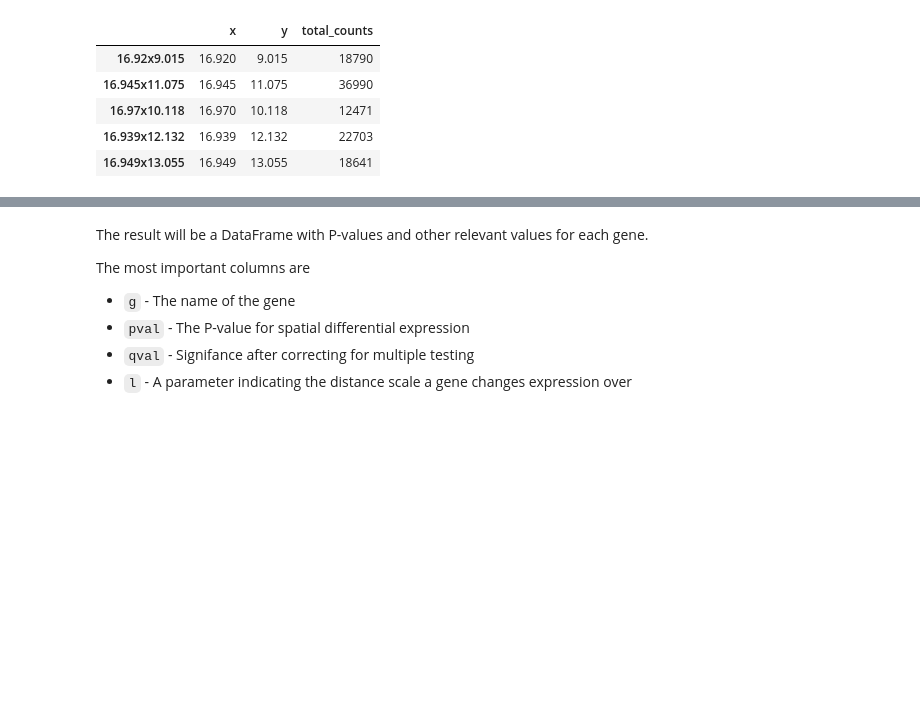
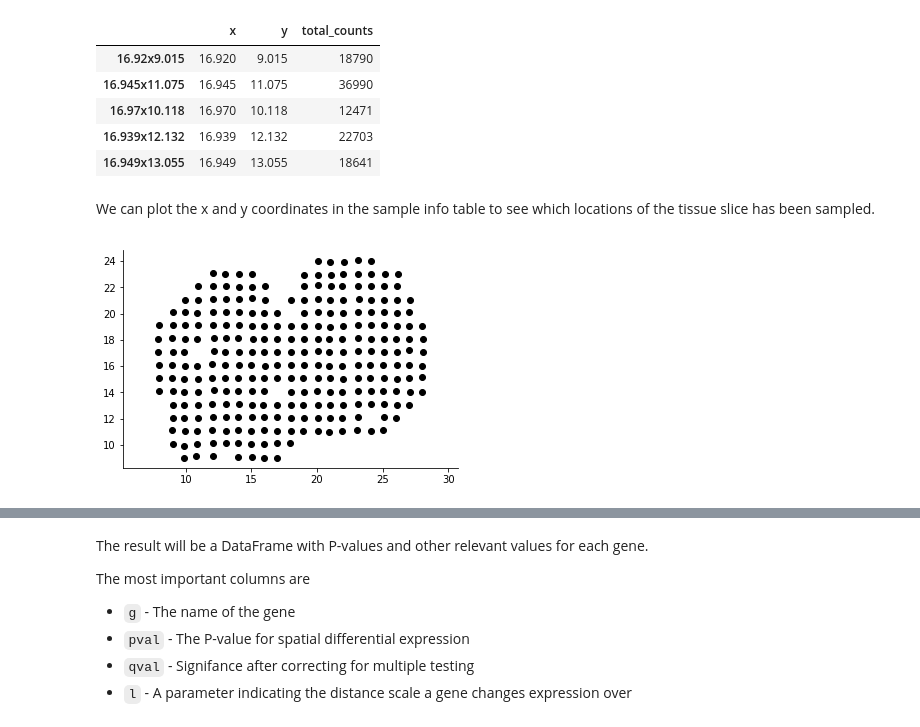
Before and after one commit to Teichlab/SpatialDE, a Jupyter notebook: README.ipynb, the cells around one changed output, grey strips where cells are left out. Cells and saved outputs as stored; diff of their text form; code cells hidden in the pictures; blank space fills up the shorter version.

```diff
--- a/README.ipynb
+++ b/README.ipynb
@@ -53,3 +65,11 @@ sample_info.head(5)
 | 16.97x10.118 | 16.970 | 10.118 | 12471 |
 | 16.939x12.132 | 16.939 | 12.132 | 22703 |
 | 16.949x13.055 | 16.949 | 13.055 | 18641 |
+# %% [markdown]
+We can plot the x and y coordinates in the sample info table to see which locations of the tissue slice has been sampled.
+# %%
+figsize(6, 4)
+plt.scatter(sample_info['x'], sample_info['y'], c='k');
+plt.axis('equal');
+# %% [output]
+[figure, added]
```
Also changed, not shown: parts of 15 cells of this notebook, 5 other files.
